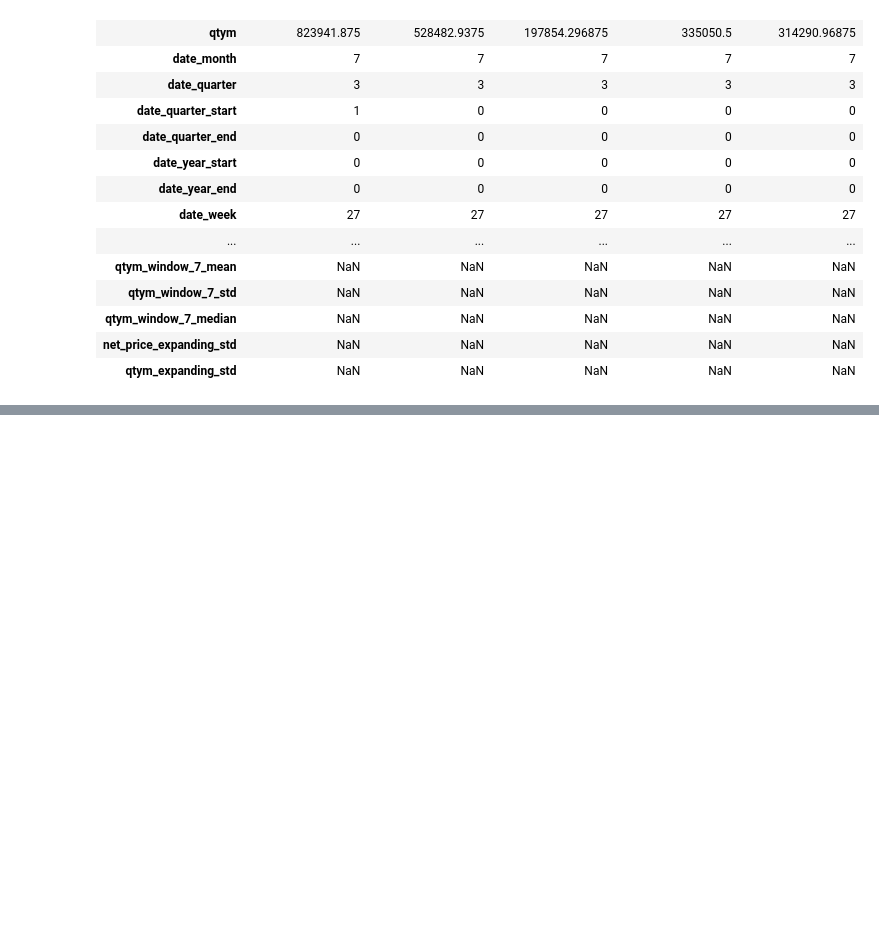
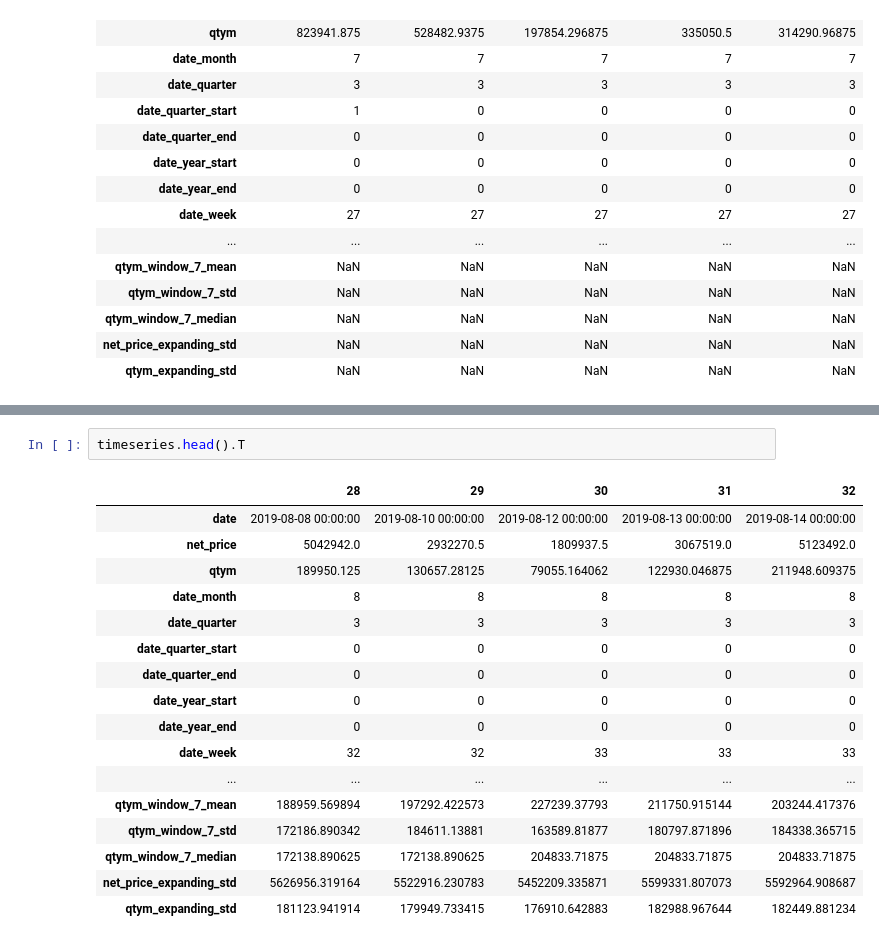
Before and after one commit to Maruf2309/demand-forecast-SQGroup, a Jupyter notebook: notebooks/b_PreProcess/e_featureEngineering.ipynb, the cells around one changed output, grey strips where cells are left out. Cells and saved outputs as stored; diff of their text form; blank space fills up the shorter version.

```diff
--- a/notebooks/b_PreProcess/e_featureEngineering.ipynb
+++ b/notebooks/b_PreProcess/e_featureEngineering.ipynb
@@ -289,0 +312,20 @@ timeseries.head().T
+# %%
+timeseries.head().T
+# %% [output]
+|  | 28 | 29 | 30 | 31 | 32 |
+| date | 2019-08-08 00:00:00 | 2019-08-10 00:00:00 | 2019-08-12 00:00:00 | 2019-08-13 00:00:00 | 2019-08-14 00:00:00 |
+| net_price | 5042942.0 | 2932270.5 | 1809937.5 | 3067519.0 | 5123492.0 |
+| qtym | 189950.125 | 130657.28125 | 79055.164062 | 122930.046875 | 211948.609375 |
+| date_month | 8 | 8 | 8 | 8 | 8 |
+| date_quarter | 3 | 3 | 3 | 3 | 3 |
+| date_quarter_start | 0 | 0 | 0 | 0 | 0 |
+| date_quarter_end | 0 | 0 | 0 | 0 | 0 |
+| date_year_start | 0 | 0 | 0 | 0 | 0 |
+| date_year_end | 0 | 0 | 0 | 0 | 0 |
+| date_week | 32 | 32 | 33 | 33 | 33 |
+| ... | ... | ... | ... | ... | ... |
+| qtym_window_7_mean | 188959.569894 | 197292.422573 | 227239.37793 | 211750.915144 | 203244.417376 |
+| qtym_window_7_std | 172186.890342 | 184611.13881 | 163589.81877 | 180797.871896 | 184338.365715 |
+| qtym_window_7_median | 172138.890625 | 172138.890625 | 204833.71875 | 204833.71875 | 204833.71875 |
+| net_price_expanding_std | 5626956.319164 | 5522916.230783 | 5452209.335871 | 5599331.807073 | 5592964.908687 |
+| qtym_expanding_std | 181123.941914 | 179949.733415 | 176910.642883 | 182988.967644 | 182449.881234 |
```
Also changed, not shown: parts of 9 cells of this notebook.
